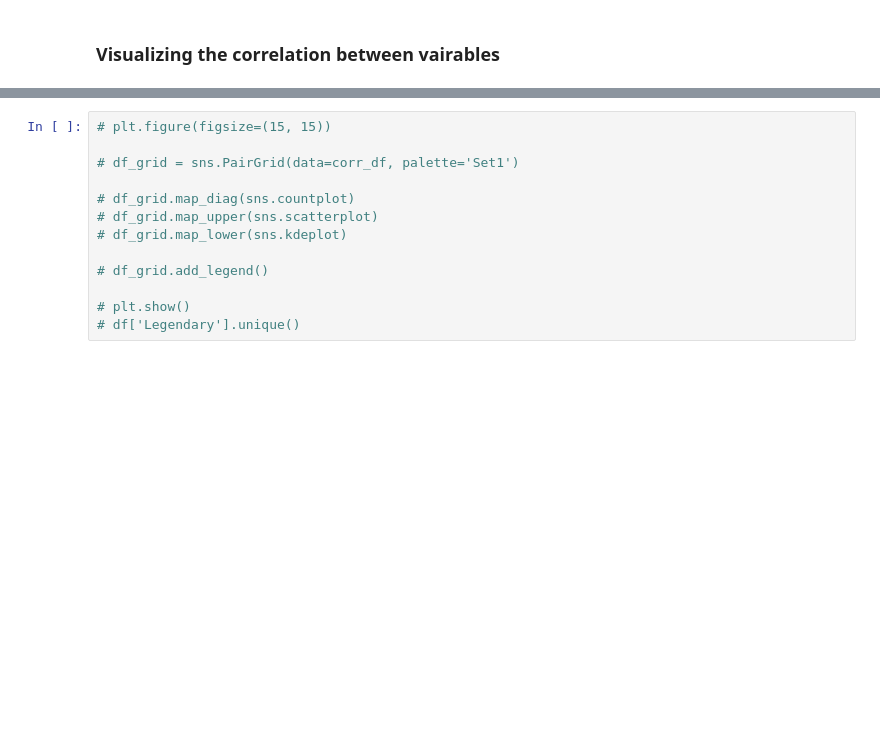
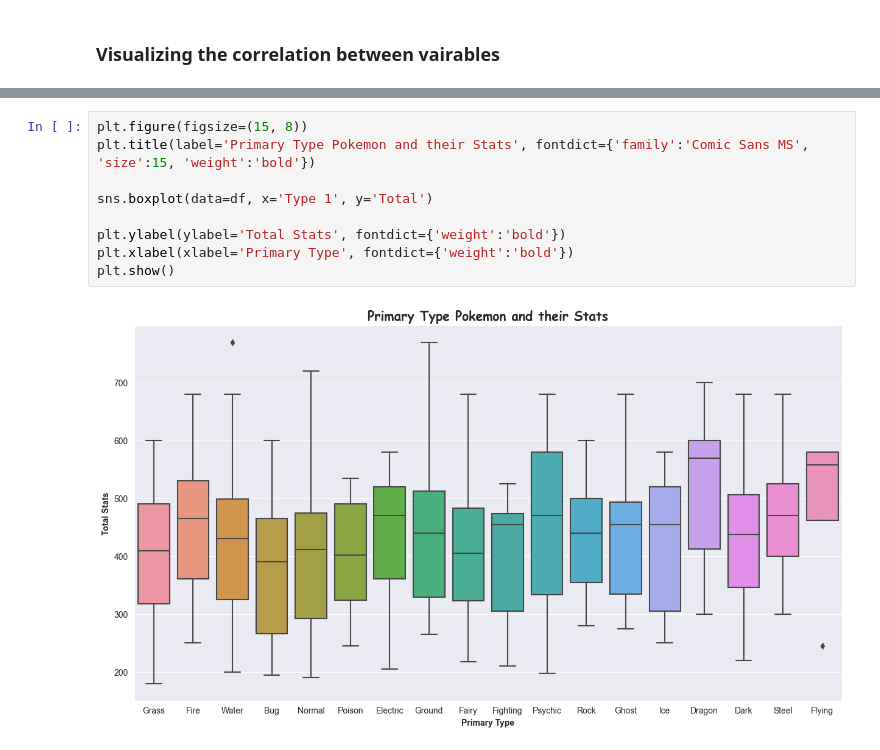
Before and after one commit to SamratAdhikari/Pokemon-Dataset-Analysis, a Jupyter notebook: Pokemon Dataset EDA.ipynb, the cells around one changed output, grey strips where cells are left out. Saved outputs shown, nothing was run; the diff lists cells and outputs as text; blank space fills up the shorter version.

```diff
--- a/Pokemon Dataset EDA.ipynb
+++ b/Pokemon Dataset EDA.ipynb
@@ -80,13 +116,11 @@ And apparently, there are no negative correlations between any two variables.
 # %%
-# plt.figure(figsize=(15, 15))
+plt.figure(figsize=(15, 8))
+plt.title(label='Primary Type Pokemon and their Stats', fontdict={'family':'Comic Sans MS', 'size':15, 'weight':'bold'})
 
-# df_grid = sns.PairGrid(data=corr_df, palette='Set1')
+sns.boxplot(data=df, x='Type 1', y='Total')
 
-# df_grid.map_diag(sns.countplot)
-# df_grid.map_upper(sns.scatterplot)
-# df_grid.map_lower(sns.kdeplot)
-
-# df_grid.add_legend()
-
-# plt.show()
-# df['Legendary'].unique()
+plt.ylabel(ylabel='Total Stats', fontdict={'weight':'bold'})
+plt.xlabel(xlabel='Primary Type', fontdict={'weight':'bold'})
+plt.show()
+# %% [output]
+[figure, added]
```
Also changed, not shown: parts of 41 cells of this notebook, 1 other file.
